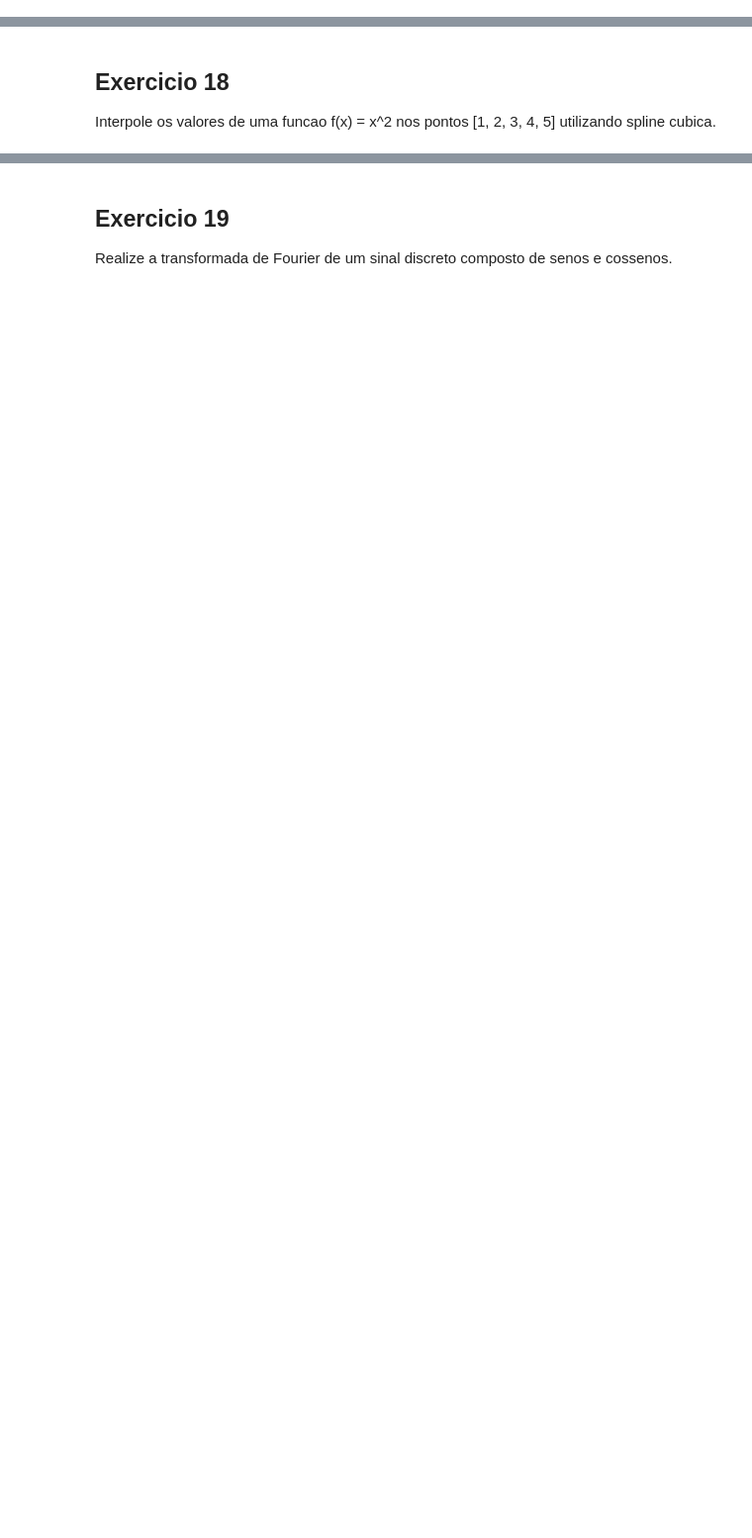
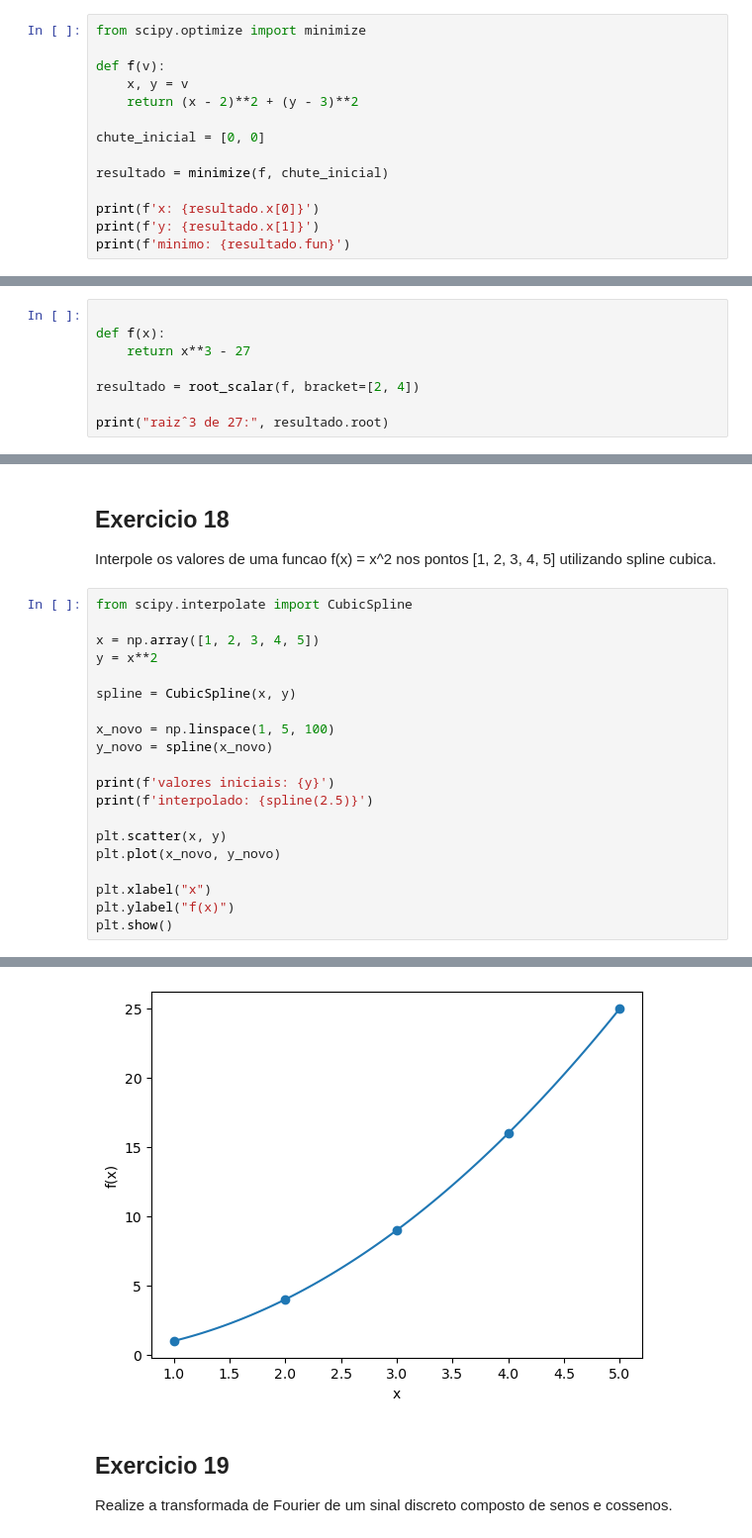
Before and after one commit to pecosta23/IaUmcFabiano, a Jupyter notebook: Exercicios_LibsPython_PedroCosta_06C.ipynb, the cells around one changed output, grey strips where cells are left out. Shown at 99% size. Saved outputs shown, nothing was run; the diff lists cells and outputs as text; blank space fills up the shorter version.

```diff
--- a/Exercicios_LibsPython_PedroCosta_06C.ipynb
+++ b/Exercicios_LibsPython_PedroCosta_06C.ipynb
@@ -521,3 +719,17 @@ Calcule o determinante de uma matriz 6x6 de numeros aleatorios entre -10 e 10.
 ## Exercicio 14
 
 Utilize a funcao de otimizacao multivariada para minimizar f(x, y) = (x - 2)^2 + (y - 3)^2.
+# %%
+from scipy.optimize import minimize
+
+def f(v):
+    x, y = v
+    return (x - 2)**2 + (y - 3)**2
+
+chute_inicial = [0, 0]
+
+resultado = minimize(f, chute_inicial)
+
+print(f'x: {resultado.x[0]}')
+print(f'y: {resultado.x[1]}')
+print(f'minimo: {resultado.fun}')
@@ -535,3 +806,11 @@ Resolva a equacao diferencial de segunda ordem d^2y/dx^2 + y = 0, com condicoes
 ## Exercicio 17
 
 Encontre a raiz cubica de 27 utilizando SciPy.
+# %%
+
+def f(x):
+    return x**3 - 27
+
+resultado = root_scalar(f, bracket=[2, 4])
+
+print("raizˆ3 de 27:", resultado.root)
@@ -539,3 +820,24 @@ Encontre a raiz cubica de 27 utilizando SciPy.
 ## Exercicio 18
 
 Interpole os valores de uma funcao f(x) = x^2 nos pontos [1, 2, 3, 4, 5] utilizando spline cubica.
+# %%
+from scipy.interpolate import CubicSpline
+
+x = np.array([1, 2, 3, 4, 5])
+y = x**2
+
+spline = CubicSpline(x, y)
+
+x_novo = np.linspace(1, 5, 100)
+y_novo = spline(x_novo)
+
+print(f'valores iniciais: {y}')
+print(f'interpolado: {spline(2.5)}')
+
+plt.scatter(x, y)
+plt.plot(x_novo, y_novo)
+
+plt.xlabel("x")
+plt.ylabel("f(x)")
+plt.show()
+# %% [output]
@@ -542,3 +846,4 @@ Interpole os valores de uma funcao f(x) = x^2 nos pontos [1, 2, 3, 4, 5] utiliza
+[figure, added]
 # %% [markdown]
 ## Exercicio 19
 
```
Also changed, not shown: parts of 44 cells of this notebook, 1 other file.
